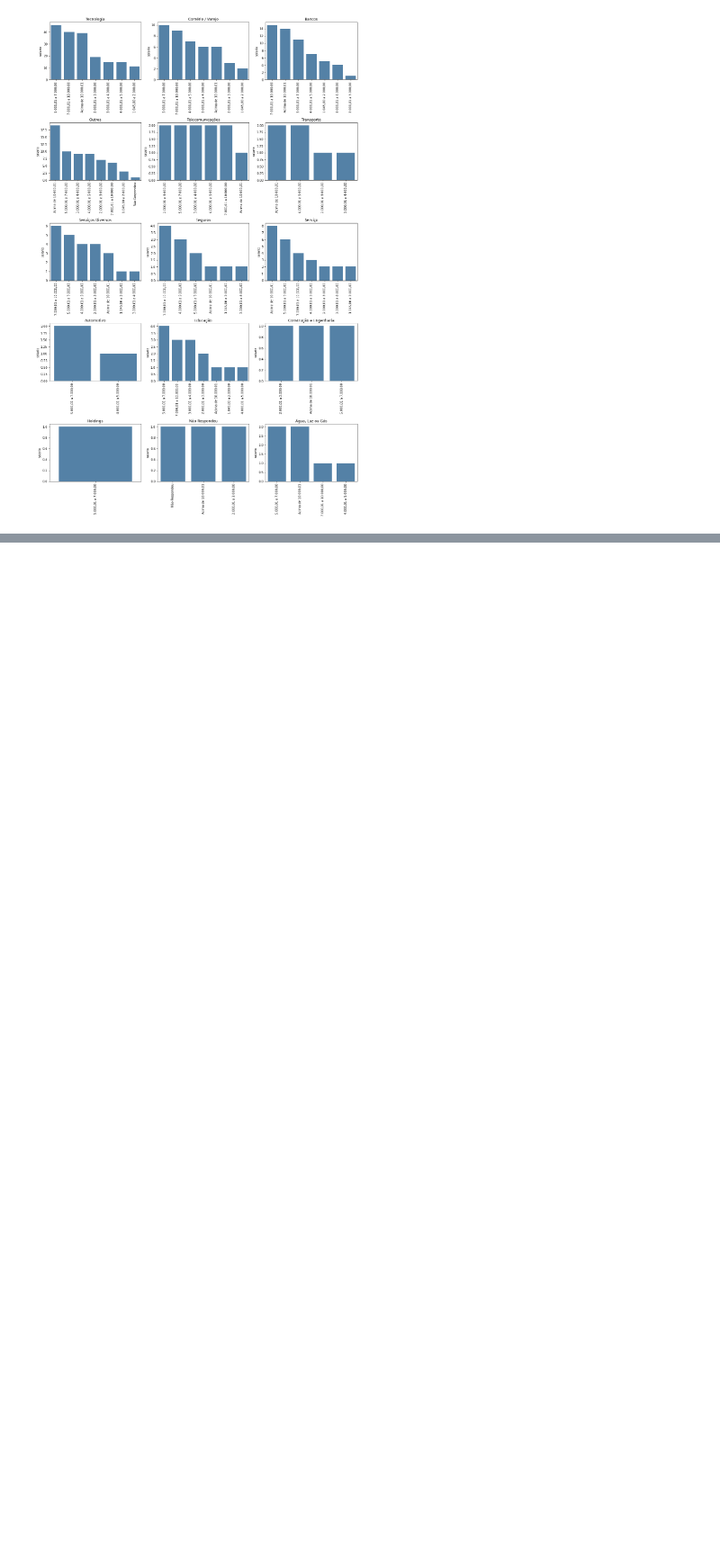
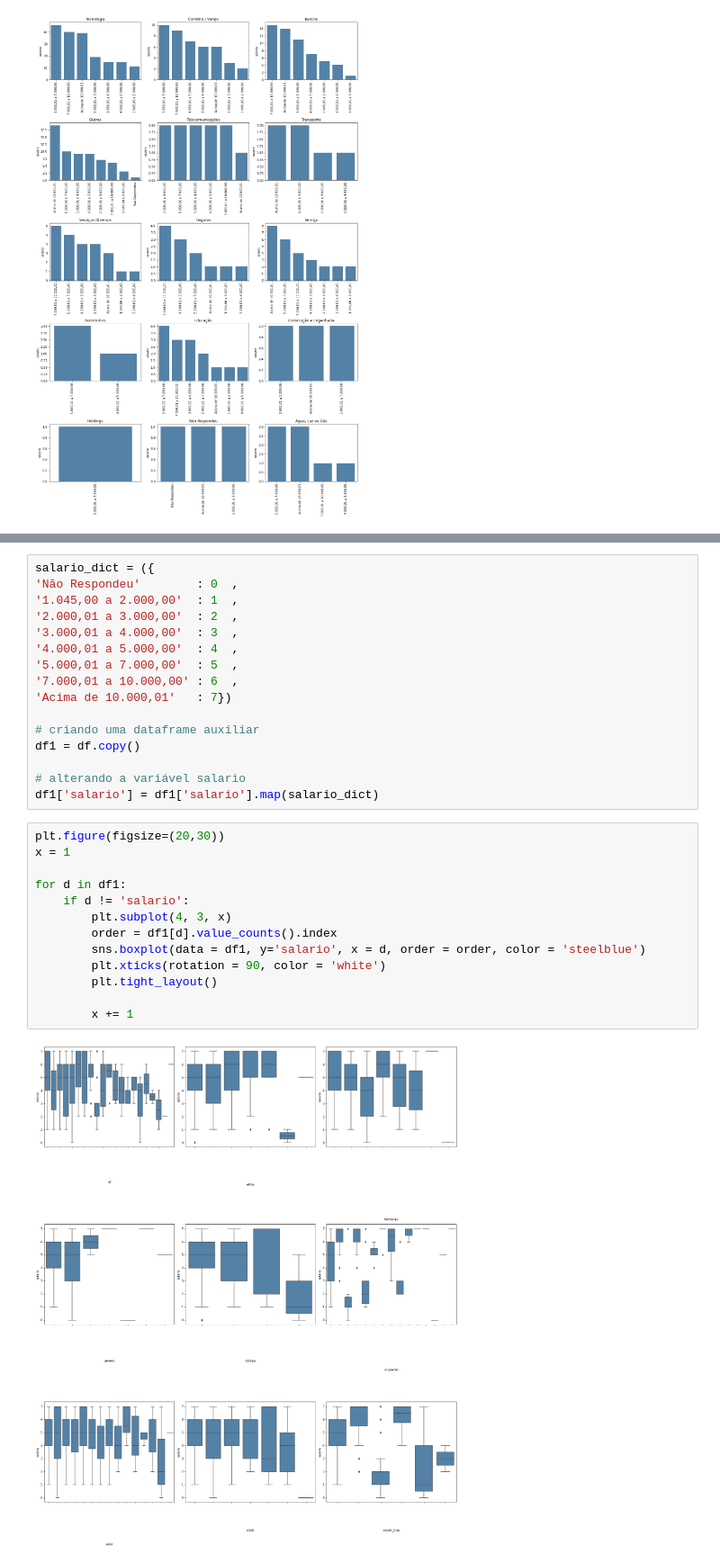
Before and after one commit to daianeklein/data-surveys, a Jupyter notebook: Pesquisa01_salariomediodados.ipynb, the cells around one changed output, grey strips where cells are left out. Shown at 90% size. Cells and saved outputs as stored; diff of their text form; blank space fills up the shorter version.

```diff
--- a/Pesquisa01_salariomediodados.ipynb
+++ b/Pesquisa01_salariomediodados.ipynb
@@ -706,0 +720,31 @@ grafico(df, 'setor', 15, 40, 9, 3)
+# %%
+salario_dict = ({
+'Não Respondeu'	       : 0	,
+'1.045,00 a 2.000,00'  : 1	,
+'2.000,01 a 3.000,00'  : 2	,
+'3.000,01 a 4.000,00'  : 3	,
+'4.000,01 a 5.000,00'  : 4	,
+'5.000,01 a 7.000,00'  : 5	,
+'7.000,01 a 10.000,00' : 6	,
+'Acima de 10.000,01'   : 7})
+
+# criando uma dataframe auxiliar
+df1 = df.copy()
+
+# alterando a variável salario
+df1['salario'] = df1['salario'].map(salario_dict)
+# %%
+plt.figure(figsize=(20,30))
+x = 1
+
+for d in df1:
+    if d != 'salario':
+        plt.subplot(4, 3, x)
+        order = df1[d].value_counts().index
+        sns.boxplot(data = df1, y='salario', x = d, order = order, color = 'steelblue')
+        plt.xticks(rotation = 90, color = 'white')
+        plt.tight_layout()
+
+        x += 1
+# %% [output]
+[figure, added]
```
Also changed, not shown: parts of 2 cells of this notebook.
